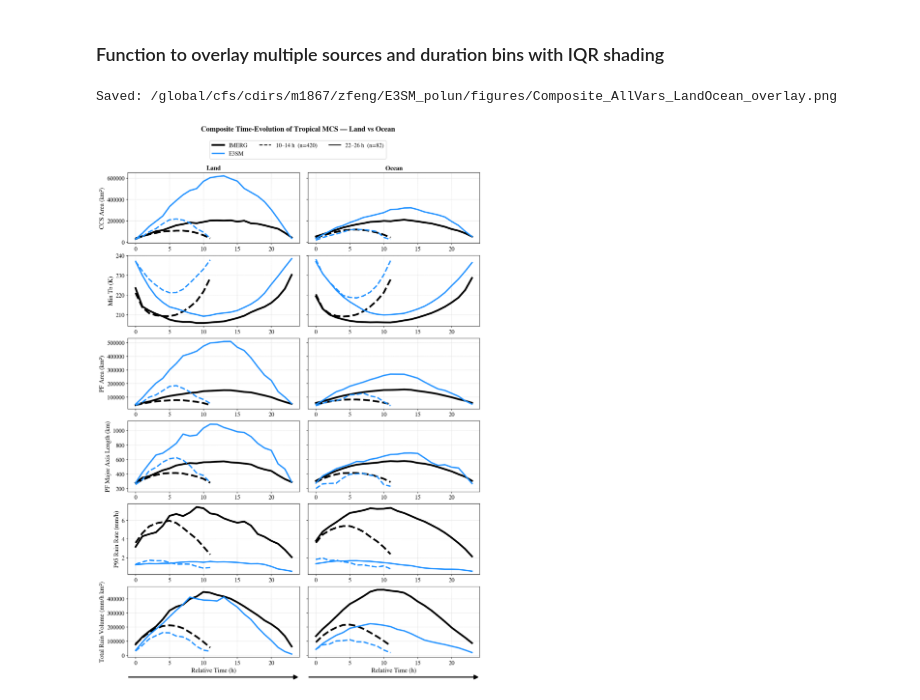
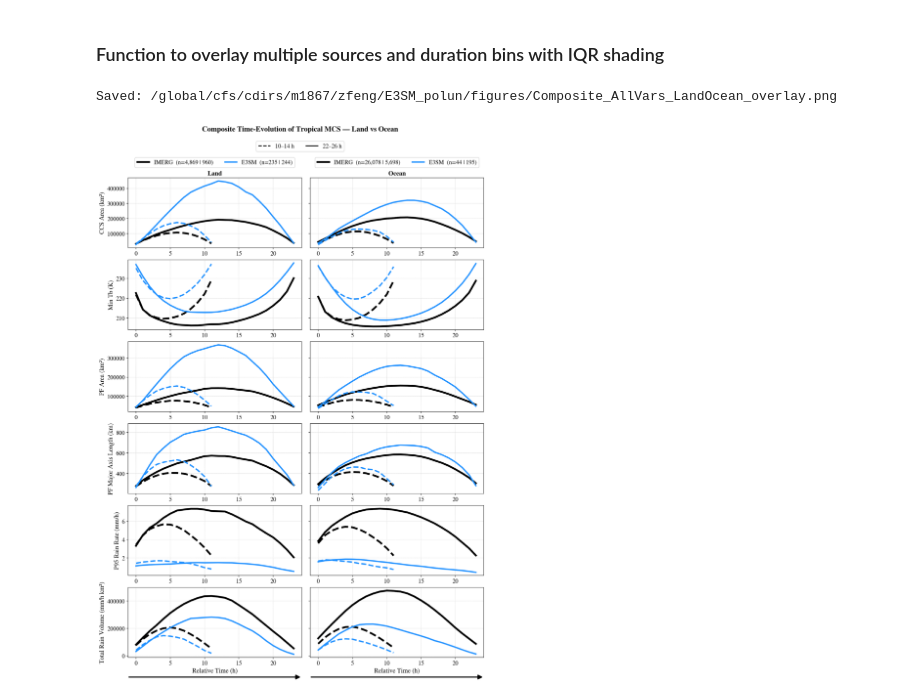
Before and after one commit to WACCEM/E3SM_MCS, a Jupyter notebook: Notebooks/plot_tropical_mcs_trackstats_land_ocean.ipynb, the cells around one changed output. Drawn from its saved outputs; the diff is of its cells as text; code cells hidden in the pictures.

```diff
--- a/Notebooks/plot_tropical_mcs_trackstats_land_ocean.ipynb
+++ b/Notebooks/plot_tropical_mcs_trackstats_land_ocean.ipynb
@@ -75,14 +75,14 @@ SOURCES = {
         combined_dir = '/pscratch/sd/f/feng045/E3SM_polun/OBS/stats',
         region       = REGION,
         start_year   = 2007,   # ← edit to change range (re-run script if changed)
-        end_year     = 2007,
+        end_year     = 2017,
     ),
     'ne30ctl': dict(
         label        = 'E3SM',
         combined_dir = '/pscratch/sd/f/feng045/E3SM_polun/E3SM_CTL/stats',
         region       = REGION,
         start_year   = 2001,   # ← edit to change range (re-run script if changed)
-        end_year     = 2001,
+        end_year     = 2011,
     ),
     # 'ne256ctl': dict(
     #     label        = 'SCREAMne256-CTL',
@@ -1748,36 +1787,36 @@ for var in var_list_lo:
         }
         panel_order_lo.append(key)
         panel_titles_lo.append(surface)   # top-row titles: 'Land' / 'Ocean'
 
 # ── Call ──────────────────────────────────────────────────────────────────────
 figname_lo = f'{figdir_out}Composite_AllVars_LandOcean_overlay.png'
 fig_lo, axes_lo = plot_composite_evolution_shading(
     combined_lo,
     panel_order   = panel_order_lo,
     source_styles = overlay_source_styles,
     nrow          = len(var_list_lo),
     ncol          = len(surfaces_lo),
     bin_styles    = overlay_bin_styles,
     # shading       = overlay_shading,
     shading       = None,
     stat          = 'mean',
     figsize       = (7 * len(surfaces_lo), 3 * len(var_list_lo)),
     hspace        = 0.17,
     wspace        = 0.05,
     dpi           = 150,
     fontsize      = 14,
     xlabel        = 'Relative Time (h)',
     ylabel        = ylabels_lo,
     titles        = panel_titles_lo,
     suptitle      = 'Composite Time-Evolution of Tropical MCS — Land vs Ocean',
-    suptitle_y    = 1.02,
-    legend_ncols  = 3,
+    suptitle_y    = 1.01,
+    legend_ncols  = None,
     arrow_y       = -0.28,
     figname       = figname_lo,
 )
 # %% [output]
 Saved: /global/cfs/cdirs/m1867/zfeng/E3SM_polun/figures/Composite_AllVars_LandOcean_overlay.png
-[figure, old version]
+[figure, new version]
 # %%
 # ── Overlay composite: Land (left) vs Ocean (right), two duration bins ────────
 # Duration bins: (10–14 h) → dashed lines, (22–26 h) → solid lines.
```
Also changed, not shown: parts of 12 cells of this notebook, 4 other files.
